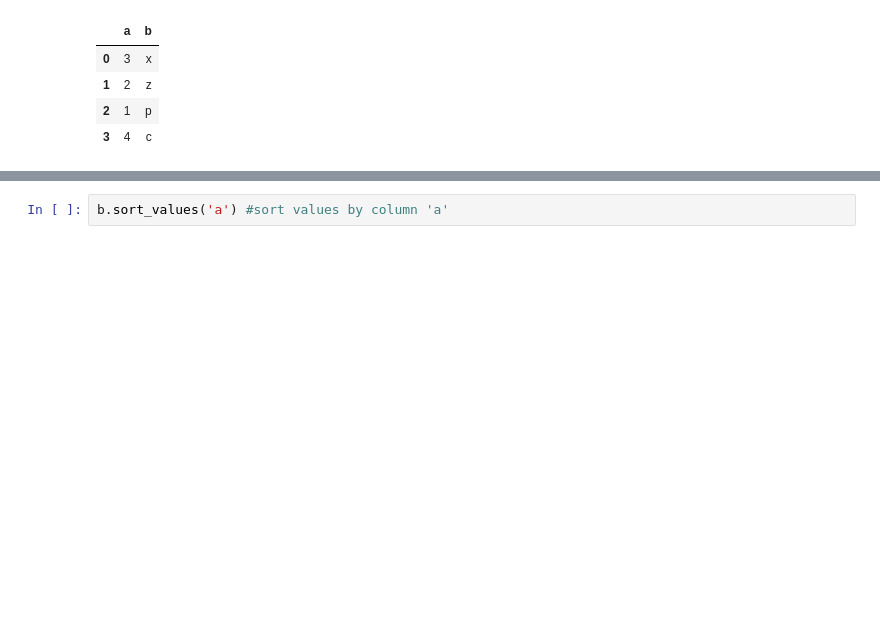
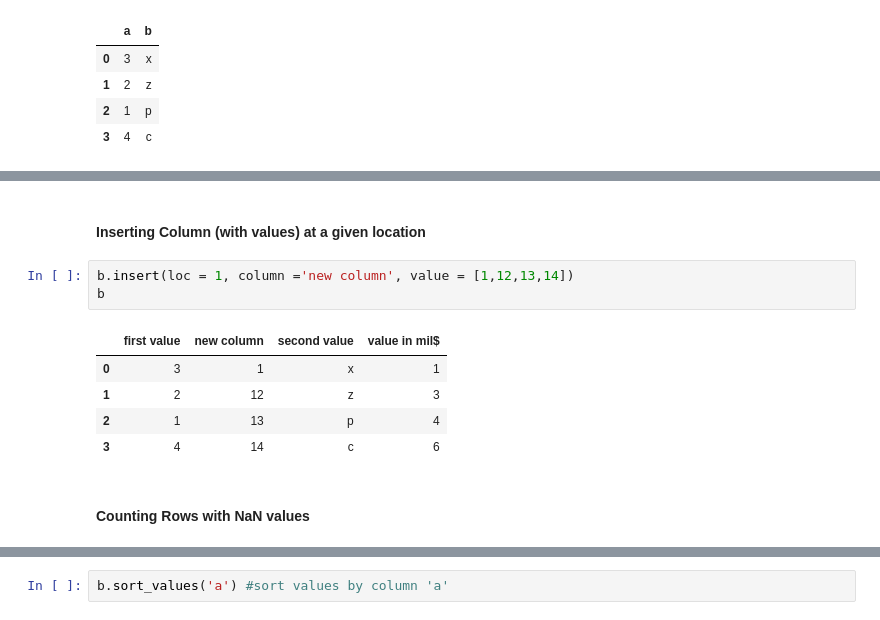
Before and after one commit to mayankkaizen/jupyter-notebooks, a Jupyter notebook: My_Pandas.ipynb, the cells around one changed output, grey strips where cells are left out. Drawn from its saved outputs; the diff is of its cells as text; blank space fills up the shorter version.

```diff
--- a/My_Pandas.ipynb
+++ b/My_Pandas.ipynb
@@ -156,0 +213,13 @@ b
+# %% [markdown]
+#### Inserting Column (with values) at a given location
+# %%
+b.insert(loc = 1, column ='new column', value = [1,12,13,14])
+b
+# %% [output]
+|  | first value | new column | second value | value in mil$ |
+| 0 | 3 | 1 | x | 1 |
+| 1 | 2 | 12 | z | 3 |
+| 2 | 1 | 13 | p | 4 |
+| 3 | 4 | 14 | c | 6 |
+# %% [markdown]
+#### Counting Rows with NaN values
```
Also changed, not shown: parts of 16 cells of this notebook, 5 other files.
